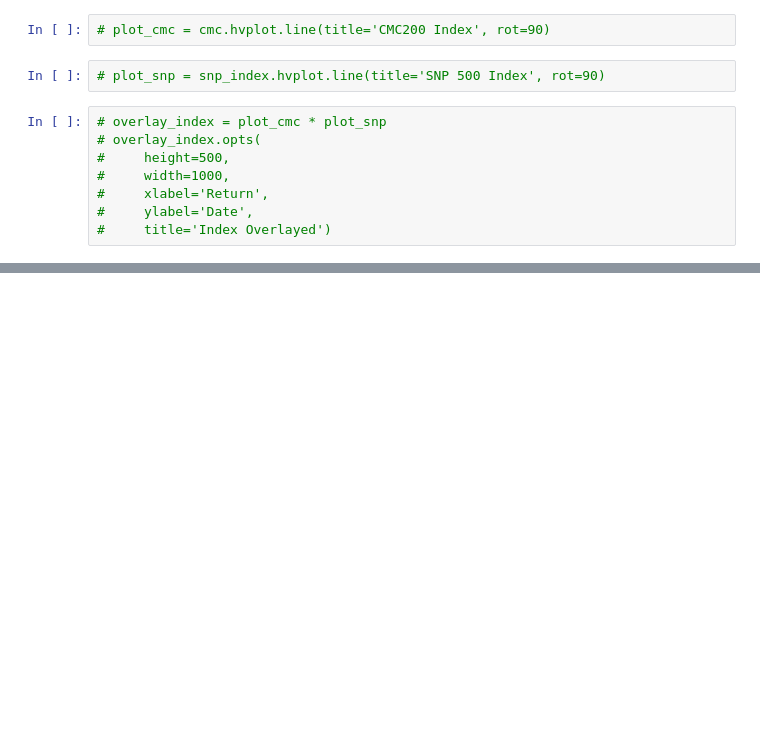
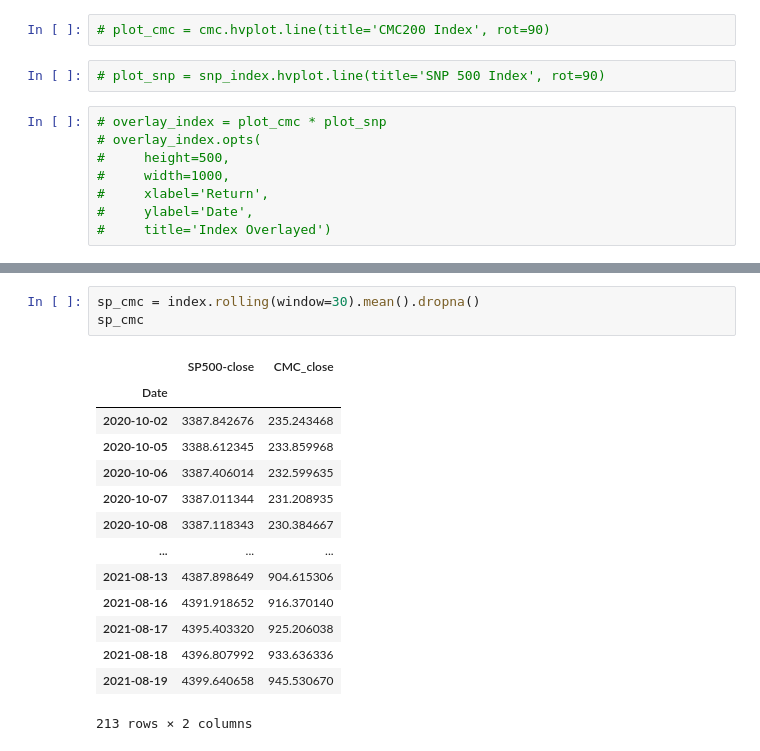
Before and after one commit to jpmaddox97/Dynamic_Portfolio_Management, a Jupyter notebook: main.ipynb, the cells around one changed output, grey strips where cells are left out. Cells and saved outputs as stored; diff of their text form; blank space fills up the shorter version.

```diff
--- a/main.ipynb
+++ b/main.ipynb
@@ -159 +191,19 @@ index
+# %%
+sp_cmc = index.rolling(window=30).mean().dropna()
+sp_cmc
+# %% [output]
+|  | SP500-close | CMC_close |
+| Date |  |  |
+| 2020-10-02 | 3387.842676 | 235.243468 |
+| 2020-10-05 | 3388.612345 | 233.859968 |
+| 2020-10-06 | 3387.406014 | 232.599635 |
+| 2020-10-07 | 3387.011344 | 231.208935 |
+| 2020-10-08 | 3387.118343 | 230.384667 |
+| ... | ... | ... |
+| 2021-08-13 | 4387.898649 | 904.615306 |
+| 2021-08-16 | 4391.918652 | 916.370140 |
+| 2021-08-17 | 4395.403320 | 925.206038 |
+| 2021-08-18 | 4396.807992 | 933.636336 |
+| 2021-08-19 | 4399.640658 | 945.530670 |
+213 rows × 2 columns
 # %%
```
Also changed, not shown: parts of 15 cells of this notebook, 4 other files.
